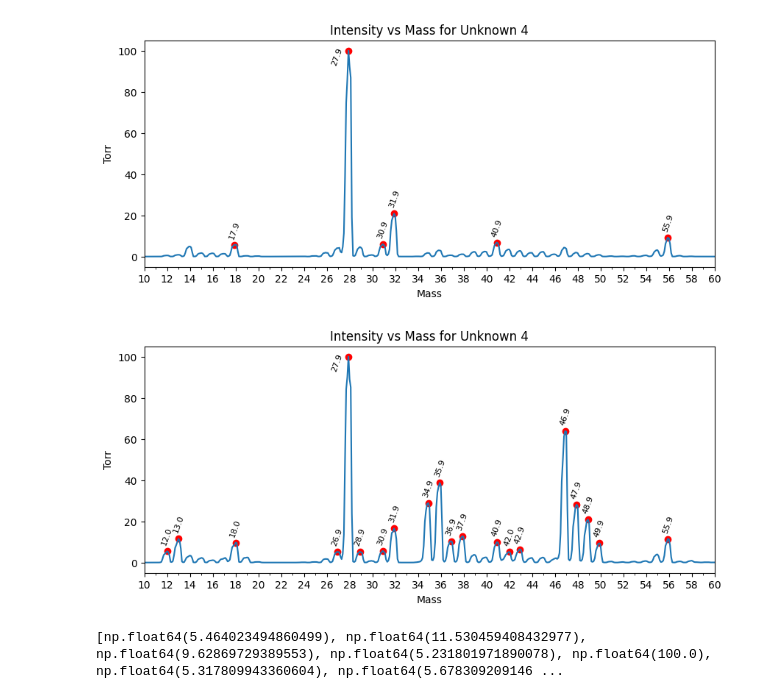
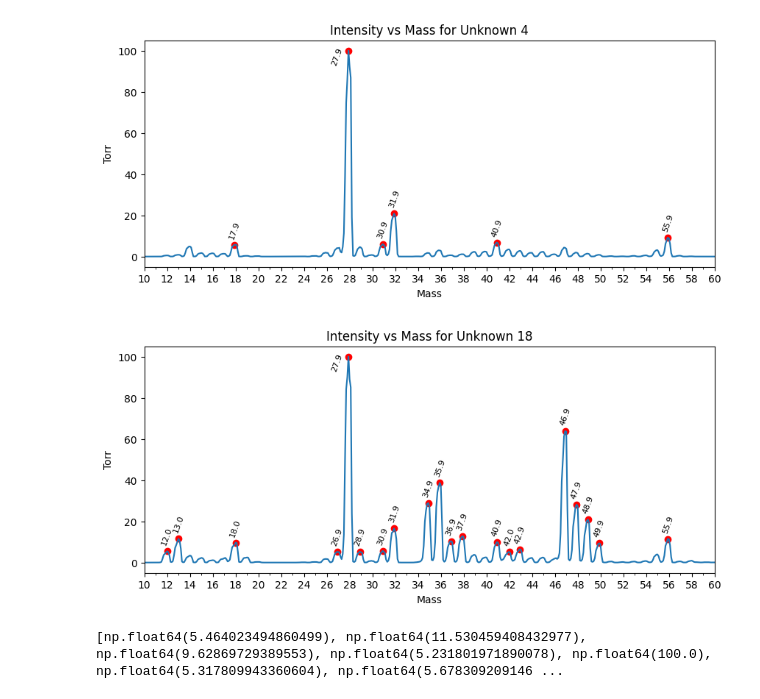
Before and after one commit to kearb-stomp/AdvLabs, a Jupyter notebook: Lab 3/Task 4.ipynb, the cells around one changed output. Saved outputs shown, nothing was run; the diff lists cells and outputs as text; code cells hidden in the pictures.

Commit message:
Lab 3 plot labels updated

```diff
--- a/Lab 3/Task 4.ipynb
+++ b/Lab 3/Task 4.ipynb
@@ -212,35 +212,35 @@ for m, I in zip(peaks_mass_unk_18, peaks_unk_18):
                     va='bottom',         # vertical alignment
                     fontsize=8,
                     rotation=70)         # slanted like your sample
     else:
             ax.annotate(f'{m:.1f}',          # label text, 1-decimal mass
                 xy=(m-1, I-10),           # point to annotate
                 xytext=(0, 5),       # (x-offset, y-offset) in points
                 textcoords='offset points',
                 ha='center',         # horizontal alignment
                 va='bottom',         # vertical alignment
                 fontsize=8,
                 rotation=70)         # slanted like your sample
 #    ax.axvline(x=2,                   # x-coordinate where the line should appear
 #        color='red',            # any Matplotlib colour
 #        linestyle='--',         # '--', ':', '-.', or solid '-'
 #        linewidth=1.5,
 #        label='m/z 42')         # optional legend entry
 #    ax.axvline(x=28,                   # x-coordinate where the line should appear
 #        color='red',            # any Matplotlib colour
 #        linestyle='--',         # '--', ':', '-.', or solid '-'
 #        linewidth=1.5,
 #        label='m/z 42')         # optional legend entry
 #    ax.axvline(x=42,                   # x-coordinate where the line should appear
 #        color='red',            # any Matplotlib colour
 #        linestyle='--',         # '--', ':', '-.', or solid '-'
 #        linewidth=1.5,
 #        label='m/z 42')         # optional legend entry
 ax.set_xlim(10, 60)
-ax.set(xlabel='Mass', ylabel='Torr', title=f'Intensity vs Mass for {key}')
+ax.set(xlabel='Mass', ylabel='Torr', title=f'Intensity vs Mass for Unknown 18')
 plt.show()
 # %% [output]
-[figure, old version]
+[figure, new version]
 # %%
 print(peaks_unk_18)
 # %% [output]
```
Also changed, not shown: parts of 1 cell of this notebook, 1 other file.
